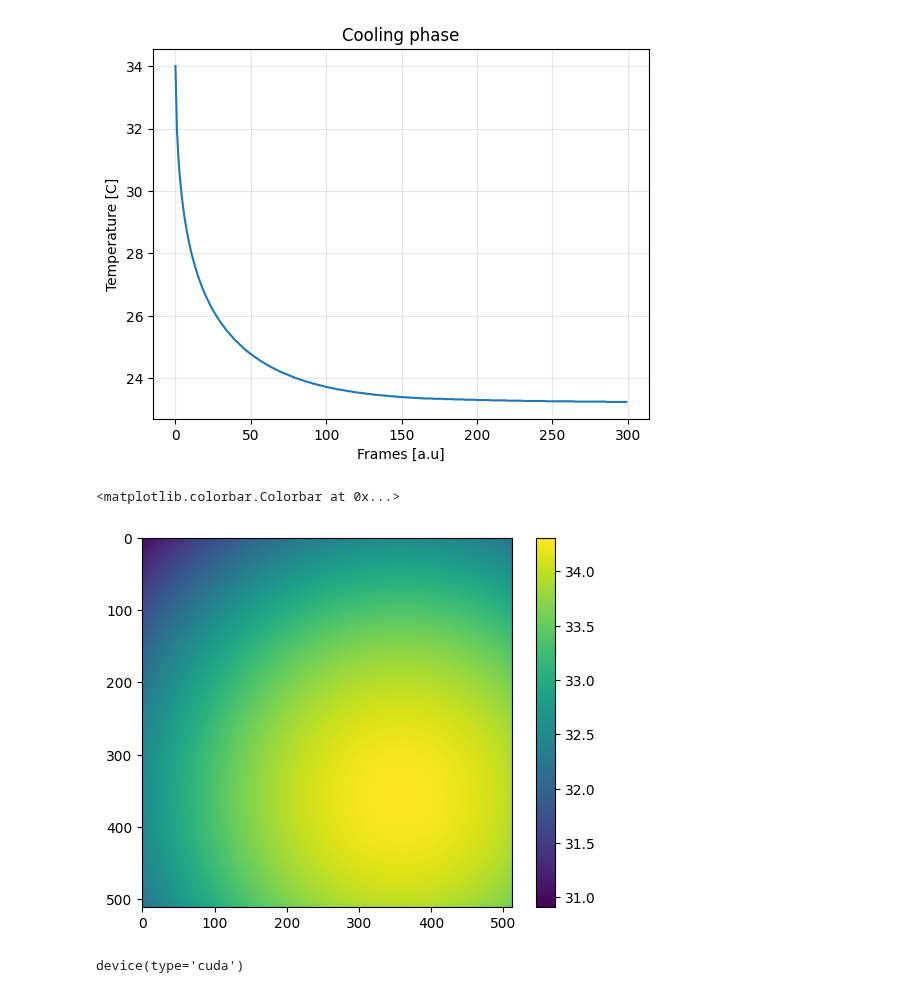
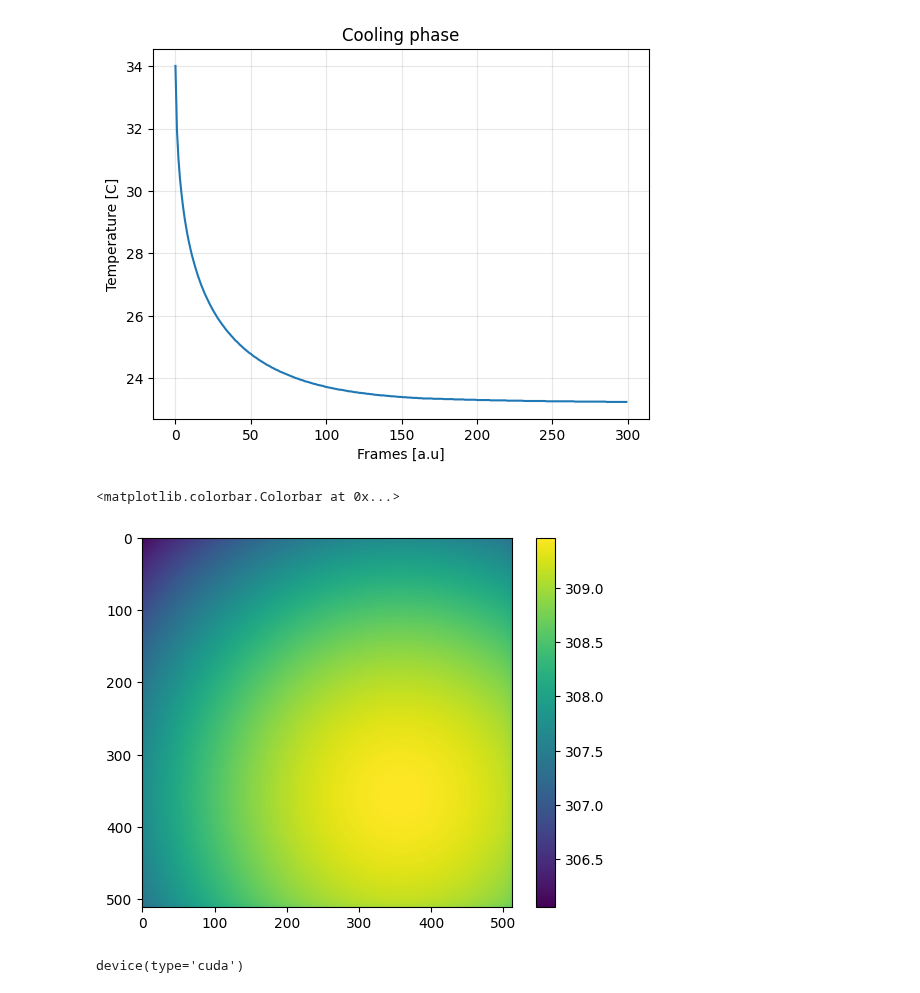
Before and after one commit to konrad-jaworski/Anisotropic_diffusivity_2, a Jupyter notebook: model_notebook_2.ipynb, the cells around one changed output. Saved outputs shown, nothing was run; the diff lists cells and outputs as text; code cells hidden in the pictures.

```diff
--- a/model_notebook_2.ipynb
+++ b/model_notebook_2.ipynb
@@ -49,11 +49,11 @@ plt.title('Cooling phase')
 Text(0.5, 1.0, 'Cooling phase')
 [figure]
 # %%
-plt.imshow(data['data'][34,:,:])
+plt.imshow(data['data'][34,:,:]+275.15)
 plt.colorbar()
 # %% [output]
 <matplotlib.colorbar.Colorbar at 0x...>
-[figure, old version]
+[figure, new version]
 # %%
 device=torch.device("cuda" if torch.cuda.is_available() else 'cpu')
 device
```
Also changed, not shown: parts of 1 cell of this notebook, 5 other files.
